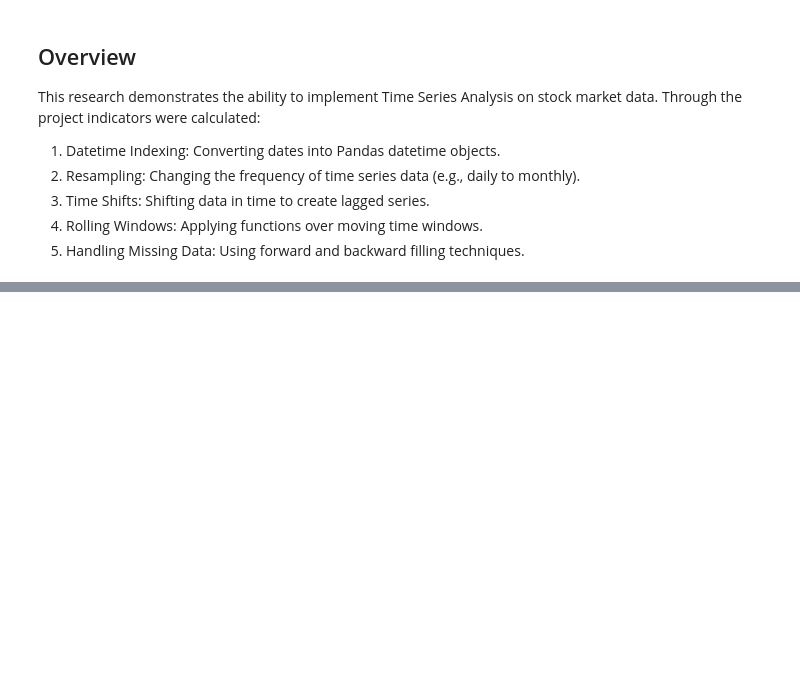
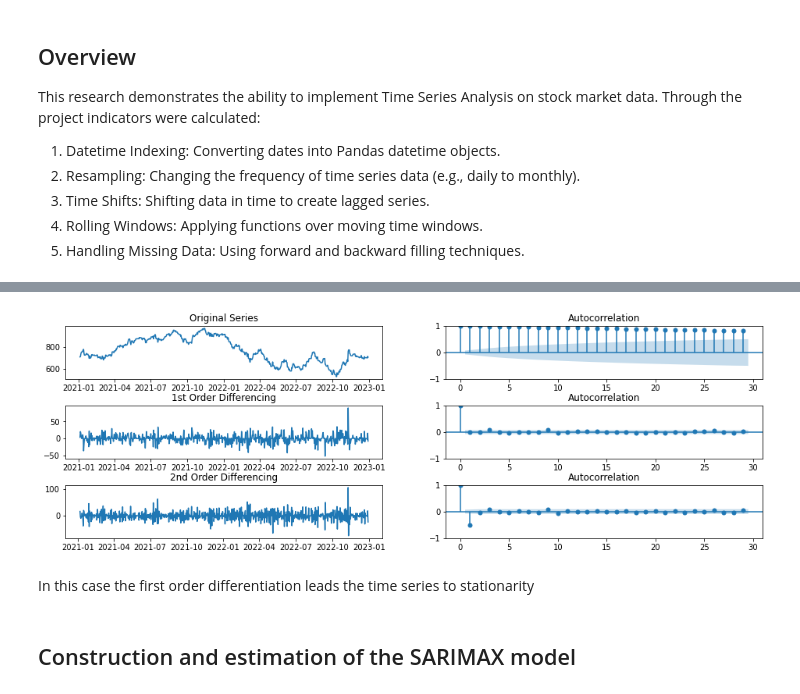
Before and after one commit to pavelkoya/Stock-Market-Time-Series, a Jupyter notebook: Time Series Analysis.ipynb, the cells around one changed output, grey strips where cells are left out. Drawn from its saved outputs; the diff is of its cells as text; code cells hidden in the pictures; blank space fills up the shorter version.

```diff
--- a/Time Series Analysis.ipynb
+++ b/Time Series Analysis.ipynb
@@ -195,0 +225,20 @@ Through the project indicators were calculated:
+# %%
+from statsmodels.graphics.tsaplots import plot_acf, plot_pacf
+
+fig, axes = plt.subplots(3, 2, sharex=False,figsize=(16, 5))
+axes[0, 0].plot(df_close); axes[0, 0].set_title('Original Series')
+plot_acf(df_close, ax=axes[0, 1])
+# 1st Differencing
+axes[1, 0].plot(df_close.diff()); axes[1, 0].set_title('1st Order Differencing')
+plot_acf(df_close.diff().dropna(), ax=axes[1, 1])
+# 2nd Differencing
+axes[2, 0].plot(df_close.diff().diff()); axes[2, 0].set_title('2nd Order Differencing')
+plot_acf(df_close.diff().diff().dropna(), ax=axes[2, 1])
+plt.subplots_adjust(hspace=0.5)
+plt.show()
+# %% [output]
+[figure, added]
+# %% [markdown]
+In this case the first order differentiation leads the time series to stationarity
+# %% [markdown]
+## Construction and estimation of the SARIMAX model
```
Also changed, not shown: parts of 29 cells of this notebook.
